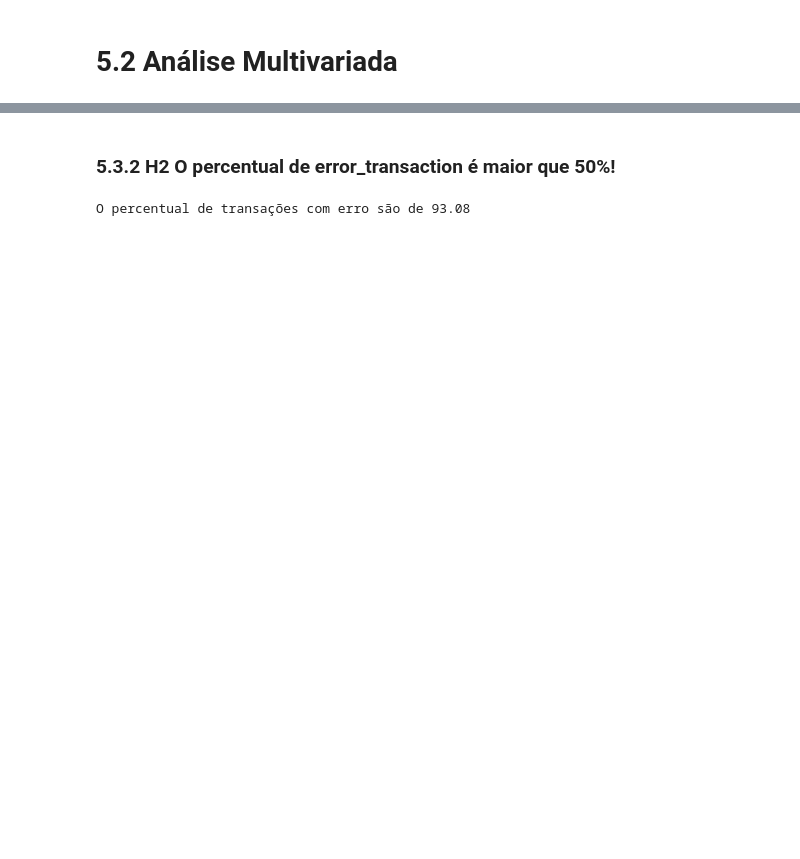
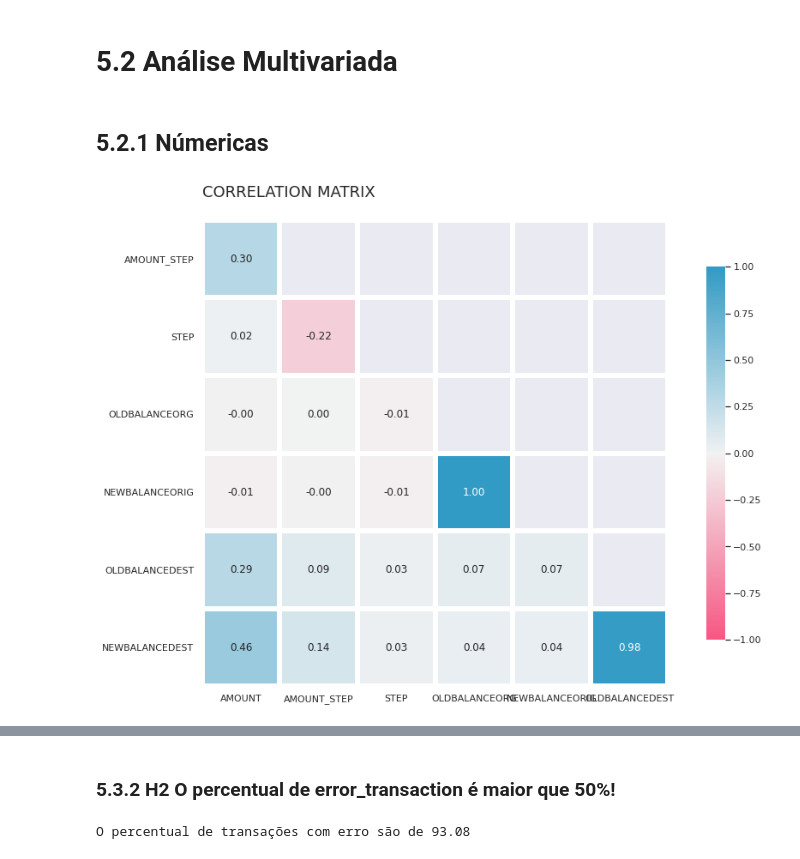
Before and after one commit to bruno154/project-6-blocker-fraud-company, a Jupyter notebook: notebooks/pa002_blocker_fraud.ipynb, the cells around one changed output, grey strips where cells are left out. Saved outputs shown, nothing was run; the diff lists cells and outputs as text; code cells hidden in the pictures; blank space fills up the shorter version.

```diff
--- a/notebooks/pa002_blocker_fraud.ipynb
+++ b/notebooks/pa002_blocker_fraud.ipynb
@@ -284,2 +366,11 @@ Lista de Hipoteses!
 # %% [markdown]
 # 5.2 Análise Multivariada
+# %% [markdown]
+## 5.2.1 Númericas
+# %%
+# Matriz Corr
+
+variaveis = ['amount','amount_step', 'step','oldbalanceOrg','newbalanceOrig','oldbalanceDest','newbalanceDest']
+Myheat_map(dataset=treino, variaveis=variaveis)
+# %% [output]
+[figure, added]
```
Also changed, not shown: parts of 40 cells of this notebook, 10 other files.
